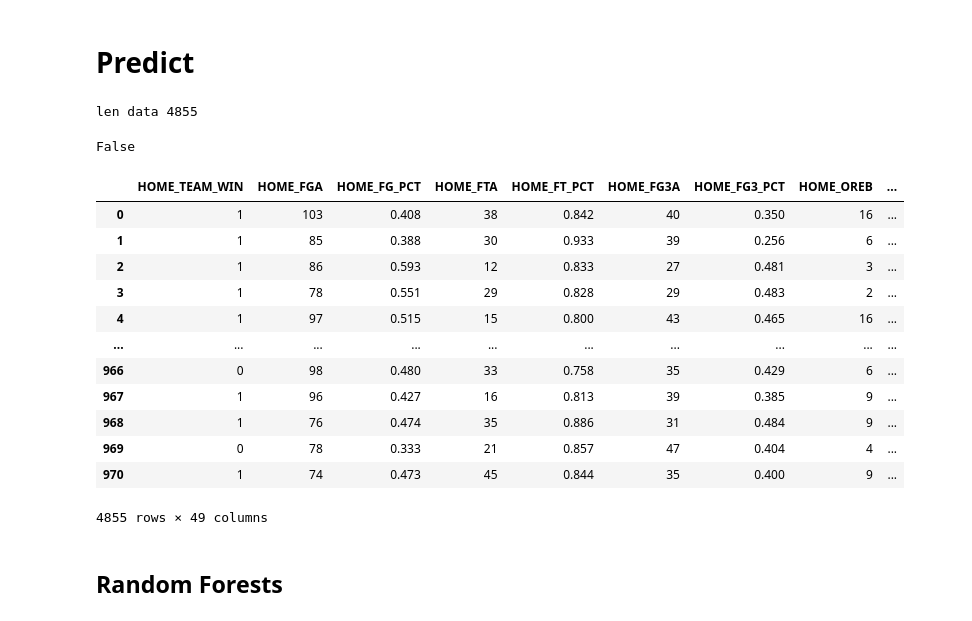
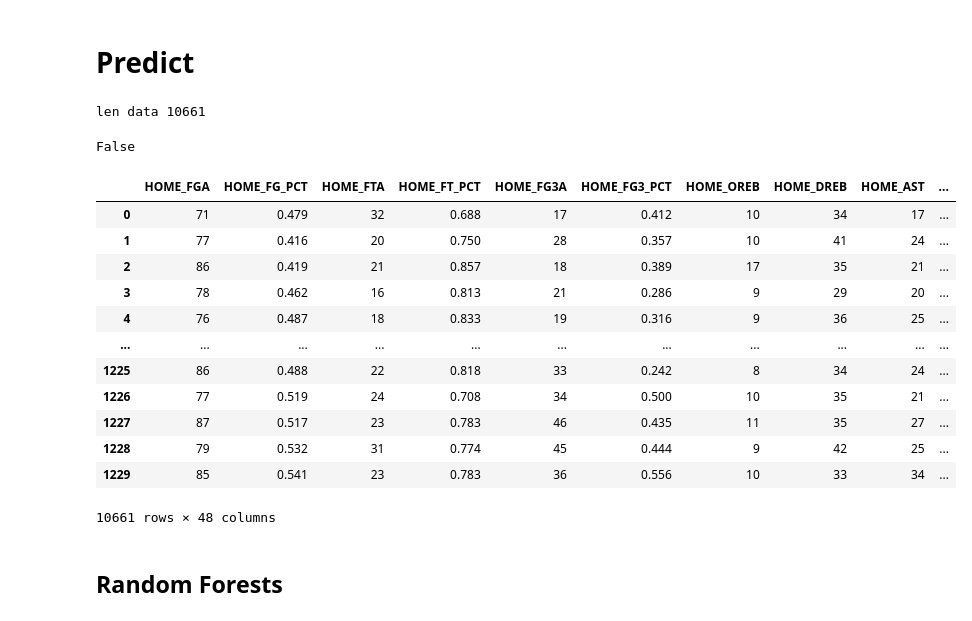
Before and after one commit to maximefuchs/PredictNBA, a Jupyter notebook: predicting.ipynb, the cells around one changed output. Saved outputs shown, nothing was run; the diff lists cells and outputs as text; code cells hidden in the pictures.

Commit message:
improve on model, but data is still biased

```diff
--- a/predicting.ipynb
+++ b/predicting.ipynb
@@ -317,3 +318,5 @@ dataset.fillna(0,inplace=True)
+# %%
+dataset = pd.read_csv(f"dataset_4th_idea_{n_years}years.csv")
 # %% [markdown]
 # Predict
 # %%
@@ -325,7 +328,7 @@ X = dataset.drop('HOME_TEAM_WIN', axis=1).to_numpy()
 y = dataset['HOME_TEAM_WIN'].to_numpy()
 print("len data",len(X))
 # %% [output]
-len data 4855
+len data 10661
 # %%
 # Normalize input data
 mean = np.mean(X, axis=0)
@@ -337,22 +340,22 @@ dataset.isnull().values.any()
 # dataset
 # %% [output]
 False
-# %%
-dataset
-# %% [output]
-|  | HOME_TEAM_WIN | HOME_FGA | HOME_FG_PCT | HOME_FTA | HOME_FT_PCT | HOME_FG3A | HOME_FG3_PCT | HOME_OREB | ... |
-| 0 | 1 | 103 | 0.408 | 38 | 0.842 | 40 | 0.350 | 16 | ... |
-| 1 | 1 | 85 | 0.388 | 30 | 0.933 | 39 | 0.256 | 6 | ... |
-| 2 | 1 | 86 | 0.593 | 12 | 0.833 | 27 | 0.481 | 3 | ... |
-| 3 | 1 | 78 | 0.551 | 29 | 0.828 | 29 | 0.483 | 2 | ... |
-| 4 | 1 | 97 | 0.515 | 15 | 0.800 | 43 | 0.465 | 16 | ... |
-| ... | ... | ... | ... | ... | ... | ... | ... | ... | ... |
-| 966 | 0 | 98 | 0.480 | 33 | 0.758 | 35 | 0.429 | 6 | ... |
-| 967 | 1 | 96 | 0.427 | 16 | 0.813 | 39 | 0.385 | 9 | ... |
-| 968 | 1 | 76 | 0.474 | 35 | 0.886 | 31 | 0.484 | 9 | ... |
-| 969 | 0 | 78 | 0.333 | 21 | 0.857 | 47 | 0.404 | 4 | ... |
-| 970 | 1 | 74 | 0.473 | 45 | 0.844 | 35 | 0.400 | 9 | ... |
-4855 rows × 49 columns
+# %%
+dataset.drop('HOME_TEAM_WIN', axis=1)
+# %% [output]
+|  | HOME_FGA | HOME_FG_PCT | HOME_FTA | HOME_FT_PCT | HOME_FG3A | HOME_FG3_PCT | HOME_OREB | HOME_DREB | HOME_AST | ... |
+| 0 | 71 | 0.479 | 32 | 0.688 | 17 | 0.412 | 10 | 34 | 17 | ... |
+| 1 | 77 | 0.416 | 20 | 0.750 | 28 | 0.357 | 10 | 41 | 24 | ... |
+| 2 | 86 | 0.419 | 21 | 0.857 | 18 | 0.389 | 17 | 35 | 21 | ... |
+| 3 | 78 | 0.462 | 16 | 0.813 | 21 | 0.286 | 9 | 29 | 20 | ... |
+| 4 | 76 | 0.487 | 18 | 0.833 | 19 | 0.316 | 9 | 36 | 25 | ... |
+| ... | ... | ... | ... | ... | ... | ... | ... | ... | ... | ... |
+| 1225 | 86 | 0.488 | 22 | 0.818 | 33 | 0.242 | 8 | 34 | 24 | ... |
+| 1226 | 77 | 0.519 | 24 | 0.708 | 34 | 0.500 | 10 | 35 | 21 | ... |
+| 1227 | 87 | 0.517 | 23 | 0.783 | 46 | 0.435 | 11 | 35 | 27 | ... |
+| 1228 | 79 | 0.532 | 31 | 0.774 | 45 | 0.444 | 9 | 42 | 25 | ... |
+| 1229 | 85 | 0.541 | 23 | 0.783 | 36 | 0.556 | 10 | 33 | 34 | ... |
+10661 rows × 48 columns
 # %% [markdown]
 ## Random Forests
 # %%
```
Also changed, not shown: parts of 13 cells of this notebook.
